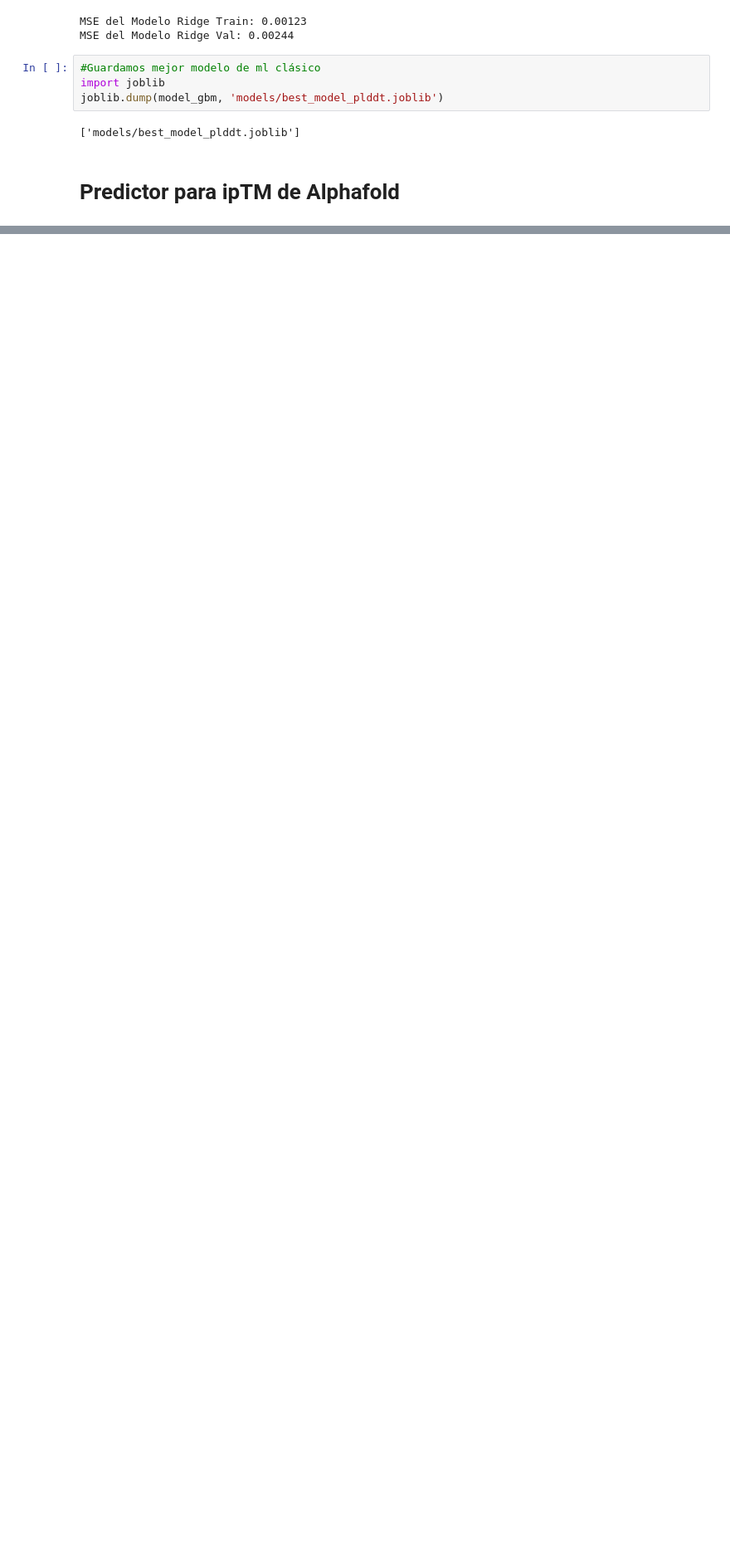
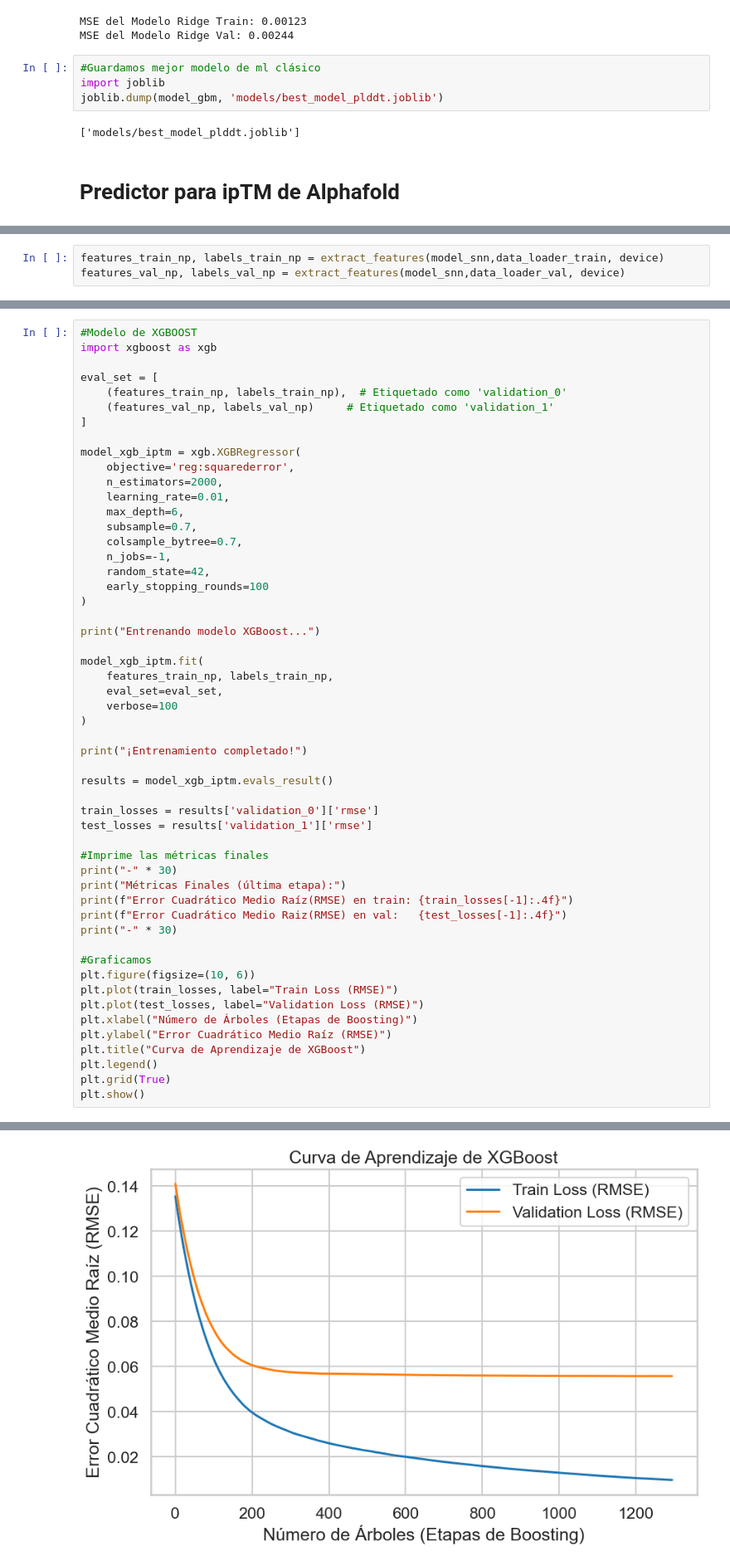
Before and after one commit to josemanuelgarciaogarrio/drug-design-diabetes-team29, a Jupyter notebook: main.ipynb, the cells around one changed output, grey strips where cells are left out. Shown: that part at 83% size. Saved outputs shown, nothing was run; the diff lists cells and outputs as text; blank space fills up the shorter version.

Commit message:
add iptm results

```diff
--- a/main.ipynb
+++ b/main.ipynb
@@ -708,0 +949,3 @@ joblib.dump(model_gbm, 'models/best_model_plddt.joblib')
+# %%
+features_train_np, labels_train_np = extract_features(model_snn,data_loader_train, device)
+features_val_np, labels_val_np = extract_features(model_snn,data_loader_val, device)
@@ -708,0 +956,54 @@ joblib.dump(model_gbm, 'models/best_model_plddt.joblib')
+# %%
+#Modelo de XGBOOST
+import xgboost as xgb
+
+eval_set = [
+    (features_train_np, labels_train_np),  # Etiquetado como 'validation_0'
+    (features_val_np, labels_val_np)     # Etiquetado como 'validation_1'
+]
+
+model_xgb_iptm = xgb.XGBRegressor(
+    objective='reg:squarederror',
+    n_estimators=2000,
+    learning_rate=0.01,
+    max_depth=6,
+    subsample=0.7,
+    colsample_bytree=0.7,
+    n_jobs=-1,
+    random_state=42,
+    early_stopping_rounds=100
+)
+
+print("Entrenando modelo XGBoost...")
+
+model_xgb_iptm.fit(
+    features_train_np, labels_train_np,
+    eval_set=eval_set,
+    verbose=100
+)
+
+print("¡Entrenamiento completado!")
+
+results = model_xgb_iptm.evals_result()
+
+train_losses = results['validation_0']['rmse']
+test_losses = results['validation_1']['rmse']
+
+#Imprime las métricas finales
+print("-" * 30)
+print("Métricas Finales (última etapa):")
+print(f"Error Cuadrático Medio Raíz(RMSE) en train: {train_losses[-1]:.4f}")
+print(f"Error Cuadrático Medio Raiz(RMSE) en val:   {test_losses[-1]:.4f}")
+print("-" * 30)
+
+#Graficamos
+plt.figure(figsize=(10, 6))
+plt.plot(train_losses, label="Train Loss (RMSE)")
+plt.plot(test_losses, label="Validation Loss (RMSE)")
+plt.xlabel("Número de Árboles (Etapas de Boosting)")
+plt.ylabel("Error Cuadrático Medio Raíz (RMSE)")
+plt.title("Curva de Aprendizaje de XGBoost")
+plt.legend()
+plt.grid(True)
+plt.show()
+# %% [output]
@@ -708,0 +1027 @@ joblib.dump(model_gbm, 'models/best_model_plddt.joblib')
+[figure, added]
```
Also changed, not shown: parts of 12 cells of this notebook, 2 other files.
